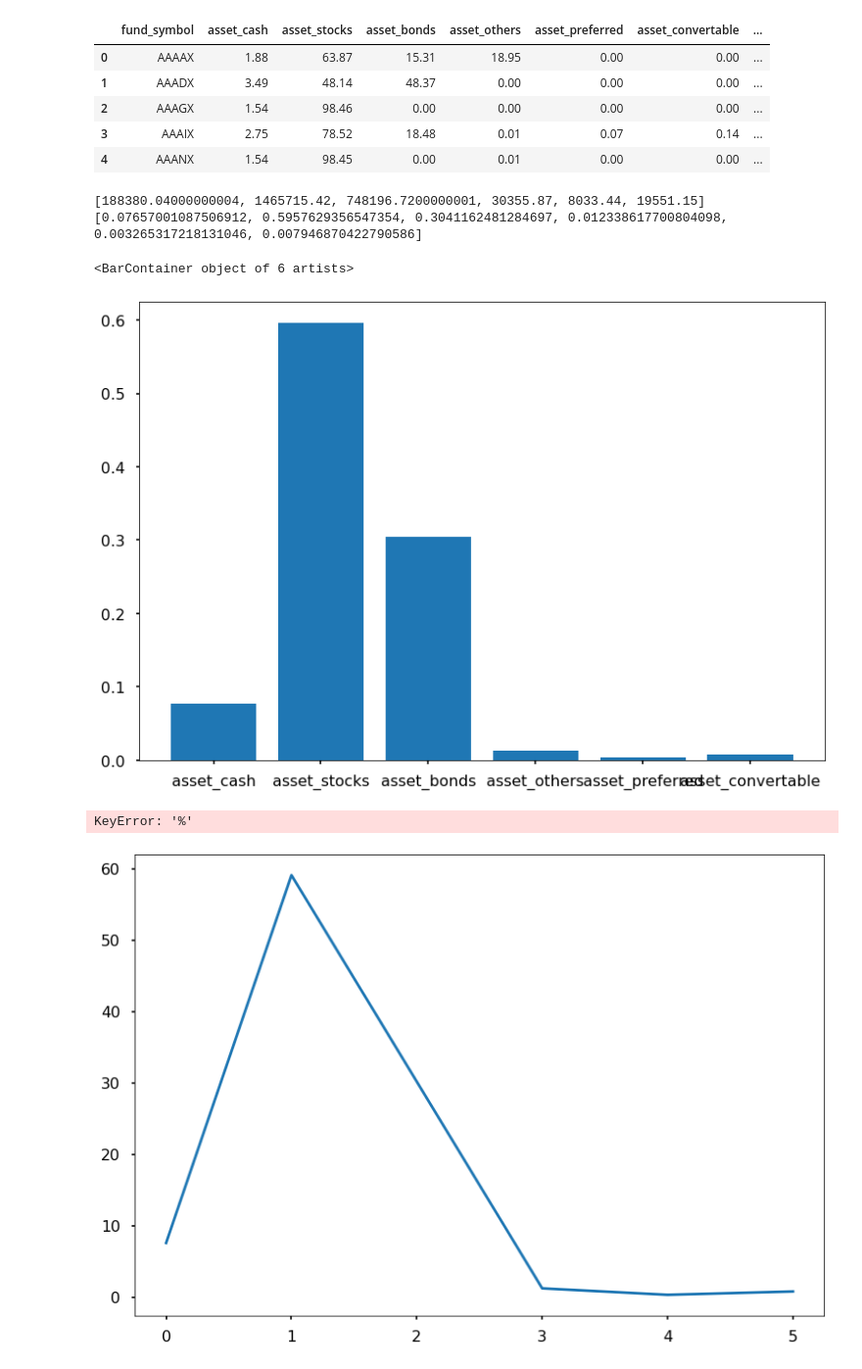
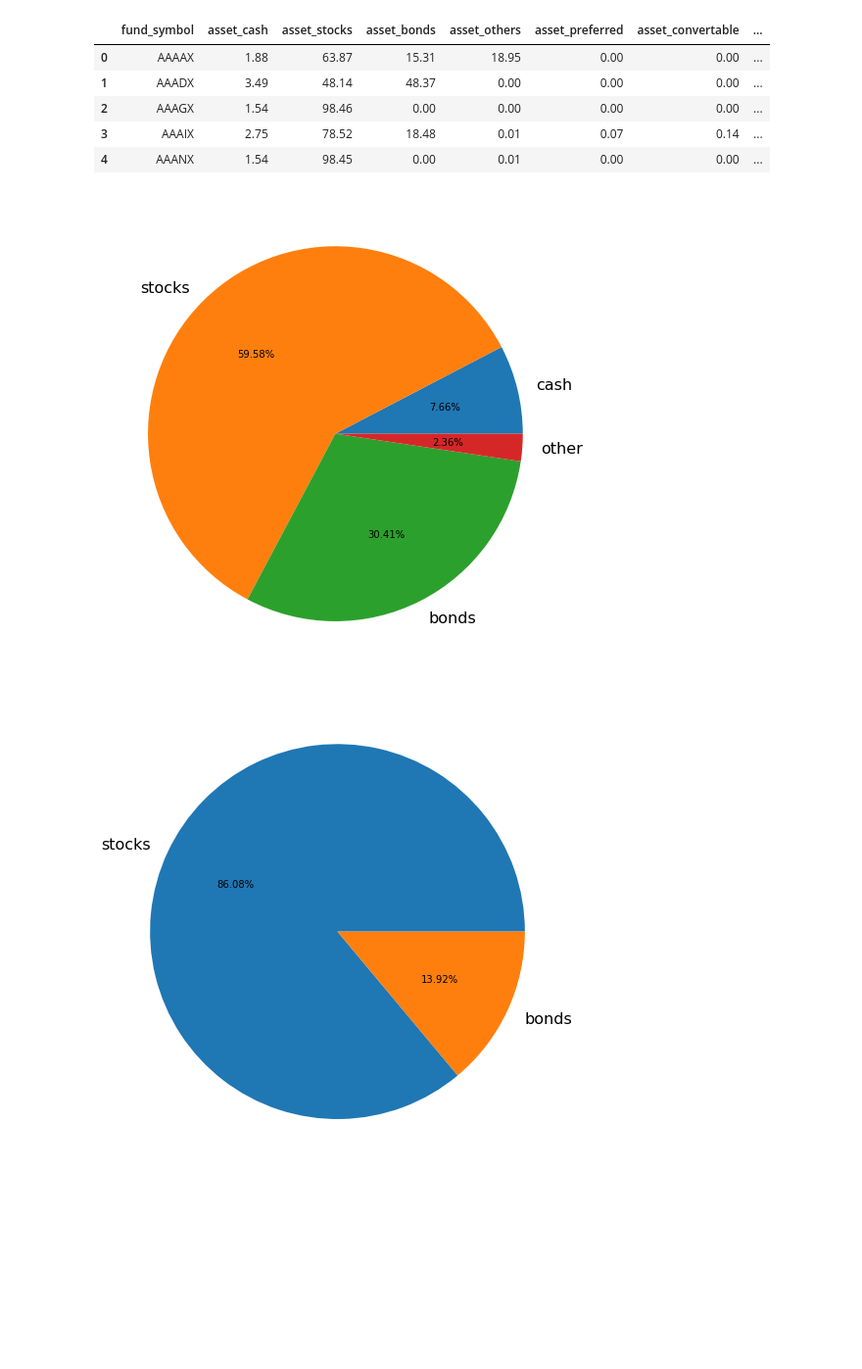
Before and after one commit to ctr48/Info2950FinalProject, a Jupyter notebook: USAnalysis.ipynb, the cells around one changed output. Shown: that part at 98% size. Cells and saved outputs as stored; diff of their text form; code cells hidden in the pictures; blank space fills up the shorter version.

```diff
--- a/USAnalysis.ipynb
+++ b/USAnalysis.ipynb
@@ -287,39 +301,39 @@ df_mf_asset.head()
 | 2 | AAAGX | 1.54 | 98.46 | 0.00 | 0.00 | 0.00 | 0.00 | ... |
 | 3 | AAAIX | 2.75 | 78.52 | 18.48 | 0.01 | 0.07 | 0.14 | ... |
 | 4 | AAANX | 1.54 | 98.45 | 0.00 | 0.01 | 0.00 | 0.00 | ... |
-# %%
-
-cols=[i for i in df_mf_asset.columns[1:7]]
-total=0
-col_sums=[]
-for column in cols:
-    col_sum=(df_mf_asset[column].sum())
-    col_sums.append(col_sum)
-    total+=col_sum
-print(col_sums)
-col_percentages=[]
-for i in range(0,6):
-    col_percentages.append((col_sums[i]/total))
-print(col_percentages)
-plt.bar(cols,col_percentages)
-# %% [output]
-[188380.04000000004, 1465715.42, 748196.7200000001, 30355.87, 8033.44, 19551.15]
-[0.07657001087506912, 0.5957629356547354, 0.3041162481284697, 0.012338617700804098, 0.003265317218131046, 0.007946870422790586]
-<BarContainer object of 6 artists>
-[figure, removed]
-# %%
-
-cols=[i for i in df_mf_asset.columns[1:7]]
-total=0
-col_sums=[]
-fig,ax = plt.subplots()
-for column in cols:
-    col_sums.append(df_mf_asset[column].mean())
-plt.plot(col_sums)
-percents=np.arange(0,100,step=10)
-ax.set_yticklabels('{%.2f}'.format(percents))
-#xticks={:.2f%}.format(np.arange(0,100,step=10))
-print(percents.vectorize("%.2f".__mod__)(sparse))
-# %% [output]
-KeyError: '%'
-[figure, removed]
+# %%
+#creats a pie chart representing the % composition of a certain range of values in a dataset.
+def percent_comp_bar(df,cols,keyword):
+    """
+    Creates a pie chart for a given DataFrame subset. Each section in the pie chart
+    represents a column mean within the dataframe, which corresponds to a % invested
+    in a given category (sector/asset)
+
+    Arguments:
+        df: Dataset pandas DataFrame.
+        cols: List of columns to be included in calculations.
+        keyword: Word to be removed from column name in order to preserve clarity with labeling.
+    """
+    col_names=[]
+    other=0
+    col_sums=[]
+    for column in cols:
+        col_sum=df[column].mean()
+        if(col_sum<1 or 'other' in column):
+            other+=col_sum
+        else:
+            col_names.append(column.replace(keyword,''))
+            col_sums.append(df[column].mean())
+    if(other>0.1):
+        col_names.append('other')
+        col_sums.append(other)
+    plt.pie(col_sums,labels=col_names,autopct='%.2f%%')
+    plt.show()
+# %%
+cols=[i for i in df_mf_asset.columns[1:7]]
+percent_comp_bar(df_mf_asset,cols,'asset_')
+cols=[i for i in df_etf_asset.columns[1:3]]
+percent_comp_bar(df_etf_asset,cols,'asset_')
+# %% [output]
+[figure, added]
+[figure, added]
```
Also changed, not shown: parts of 11 cells of this notebook.
